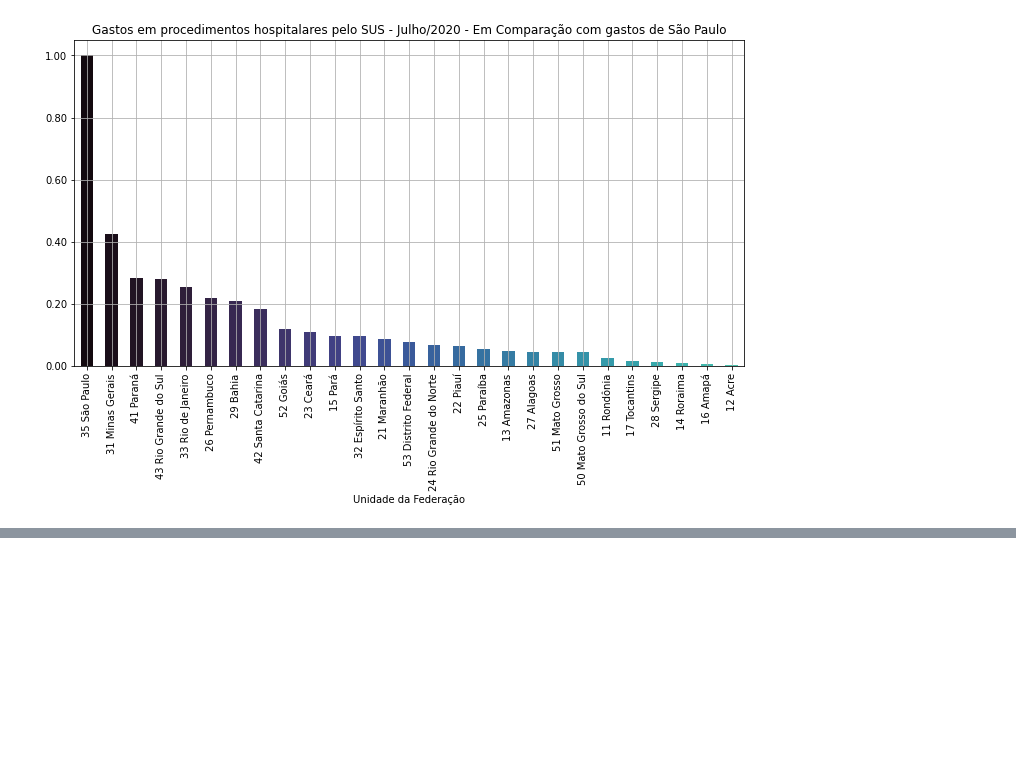
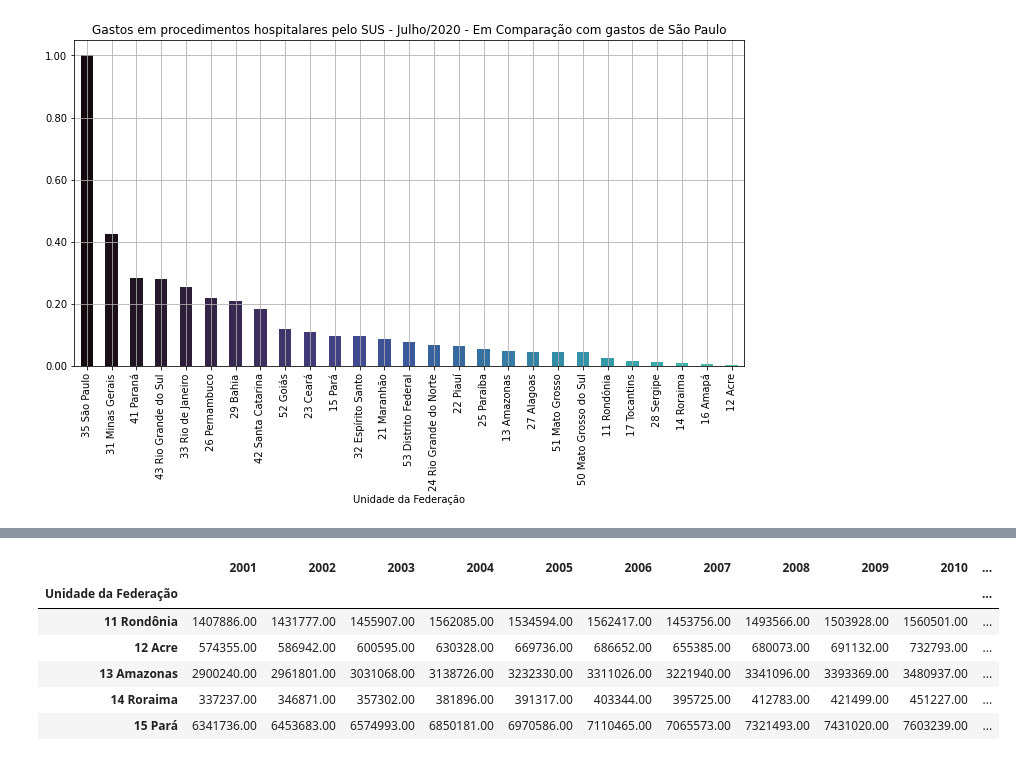
Before and after one commit to silviacfreitas/BootcampDataScienceAplicadaAlura, a Jupyter notebook: BootcampDSModulo01Aula05.ipynb, the cells around one changed output, grey strips where cells are left out. Cells and saved outputs as stored; diff of their text form; code cells hidden in the pictures; blank space fills up the shorter version.

```diff
--- a/BootcampDSModulo01Aula05.ipynb
+++ b/BootcampDSModulo01Aula05.ipynb
@@ -980,0 +1004,11 @@ plt.show()
+# %%
+dados_populacao = dados_populacao.set_index(dados['Unidade da Federação'])
+dados_populacao.head()
+# %% [output]
+|  | 2001 | 2002 | 2003 | 2004 | 2005 | 2006 | 2007 | 2008 | 2009 | 2010 | ... |
+| Unidade da Federação |  |  |  |  |  |  |  |  |  |  | ... |
+| 11 Rondônia | 1407886.00 | 1431777.00 | 1455907.00 | 1562085.00 | 1534594.00 | 1562417.00 | 1453756.00 | 1493566.00 | 1503928.00 | 1560501.00 | ... |
+| 12 Acre | 574355.00 | 586942.00 | 600595.00 | 630328.00 | 669736.00 | 686652.00 | 655385.00 | 680073.00 | 691132.00 | 732793.00 | ... |
+| 13 Amazonas | 2900240.00 | 2961801.00 | 3031068.00 | 3138726.00 | 3232330.00 | 3311026.00 | 3221940.00 | 3341096.00 | 3393369.00 | 3480937.00 | ... |
+| 14 Roraima | 337237.00 | 346871.00 | 357302.00 | 381896.00 | 391317.00 | 403344.00 | 395725.00 | 412783.00 | 421499.00 | 451227.00 | ... |
+| 15 Pará | 6341736.00 | 6453683.00 | 6574993.00 | 6850181.00 | 6970586.00 | 7110465.00 | 7065573.00 | 7321493.00 | 7431020.00 | 7603239.00 | ... |
```
Also changed, not shown: parts of 9 cells of this notebook.
